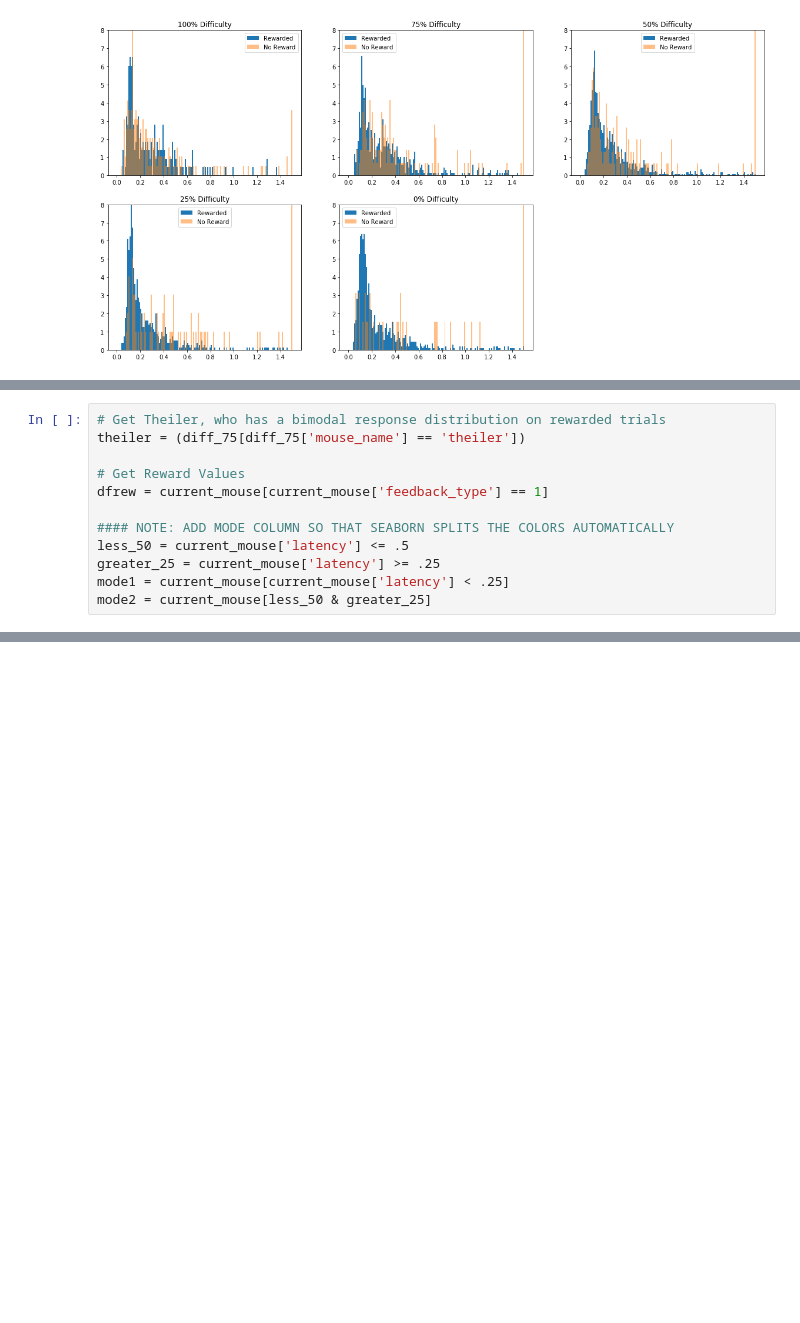
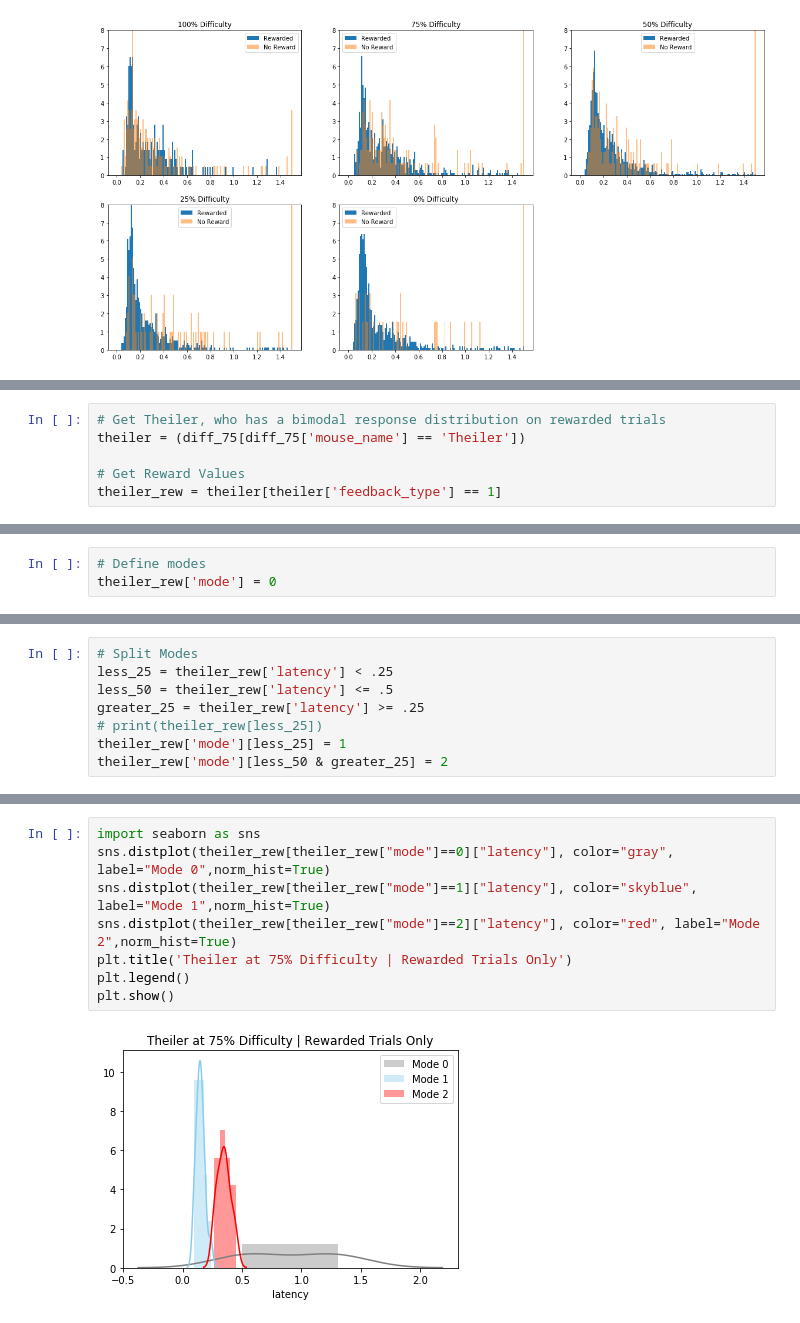
Before and after one commit to jordanlei/neuromatch-project, a Jupyter notebook: histogram_generator.ipynb, the cells around one changed output, grey strips where cells are left out. Drawn from its saved outputs; the diff is of its cells as text; blank space fills up the shorter version.

```diff
--- a/histogram_generator.ipynb
+++ b/histogram_generator.ipynb
@@ -136,12 +232,6 @@ for idx, name in enumerate(mouse_array):
 # %%
 # Get Theiler, who has a bimodal response distribution on rewarded trials
-theiler = (diff_75[diff_75['mouse_name'] == 'theiler'])
+theiler = (diff_75[diff_75['mouse_name'] == 'Theiler'])
 
 # Get Reward Values
-dfrew = current_mouse[current_mouse['feedback_type'] == 1]
-
-#### NOTE: ADD MODE COLUMN SO THAT SEABORN SPLITS THE COLORS AUTOMATICALLY
-less_50 = current_mouse['latency'] <= .5
-greater_25 = current_mouse['latency'] >= .25
-mode1 = current_mouse[current_mouse['latency'] < .25]
-mode2 = current_mouse[less_50 & greater_25]
+theiler_rew = theiler[theiler['feedback_type'] == 1]
@@ -156,0 +259,3 @@ plt.legend()
+# %%
+# Define modes
+theiler_rew['mode'] = 0
@@ -156,0 +267,8 @@ plt.legend()
+# %%
+# Split Modes
+less_25 = theiler_rew['latency'] < .25
+less_50 = theiler_rew['latency'] <= .5
+greater_25 = theiler_rew['latency'] >= .25
+# print(theiler_rew[less_25])
+theiler_rew['mode'][less_25] = 1
+theiler_rew['mode'][less_50 & greater_25] = 2
@@ -156,0 +309,10 @@ plt.legend()
+# %%
+import seaborn as sns
+sns.distplot(theiler_rew[theiler_rew["mode"]==0]["latency"], color="gray", label="Mode 0",norm_hist=True)
+sns.distplot(theiler_rew[theiler_rew["mode"]==1]["latency"], color="skyblue", label="Mode 1",norm_hist=True)
+sns.distplot(theiler_rew[theiler_rew["mode"]==2]["latency"], color="red", label="Mode 2",norm_hist=True)
+plt.title('Theiler at 75% Difficulty | Rewarded Trials Only')
+plt.legend()
+plt.show()
+# %% [output]
+[figure, added]
```
Also changed, not shown: parts of 11 cells of this notebook.
